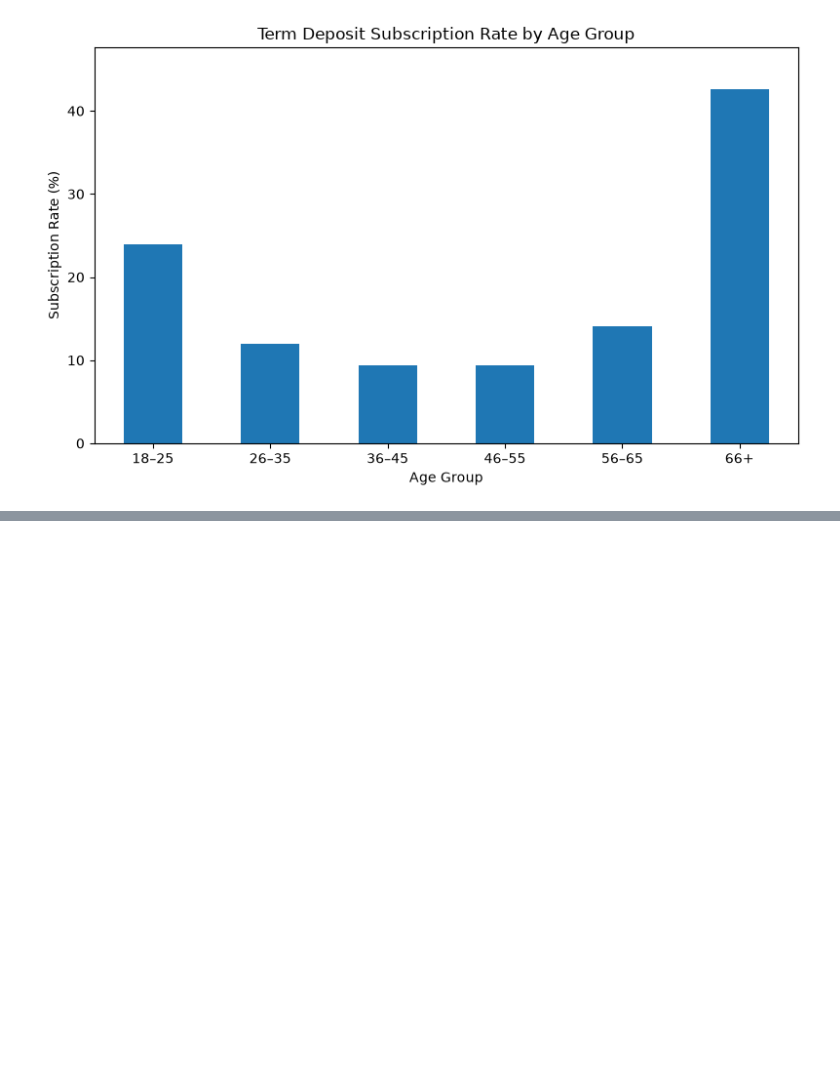
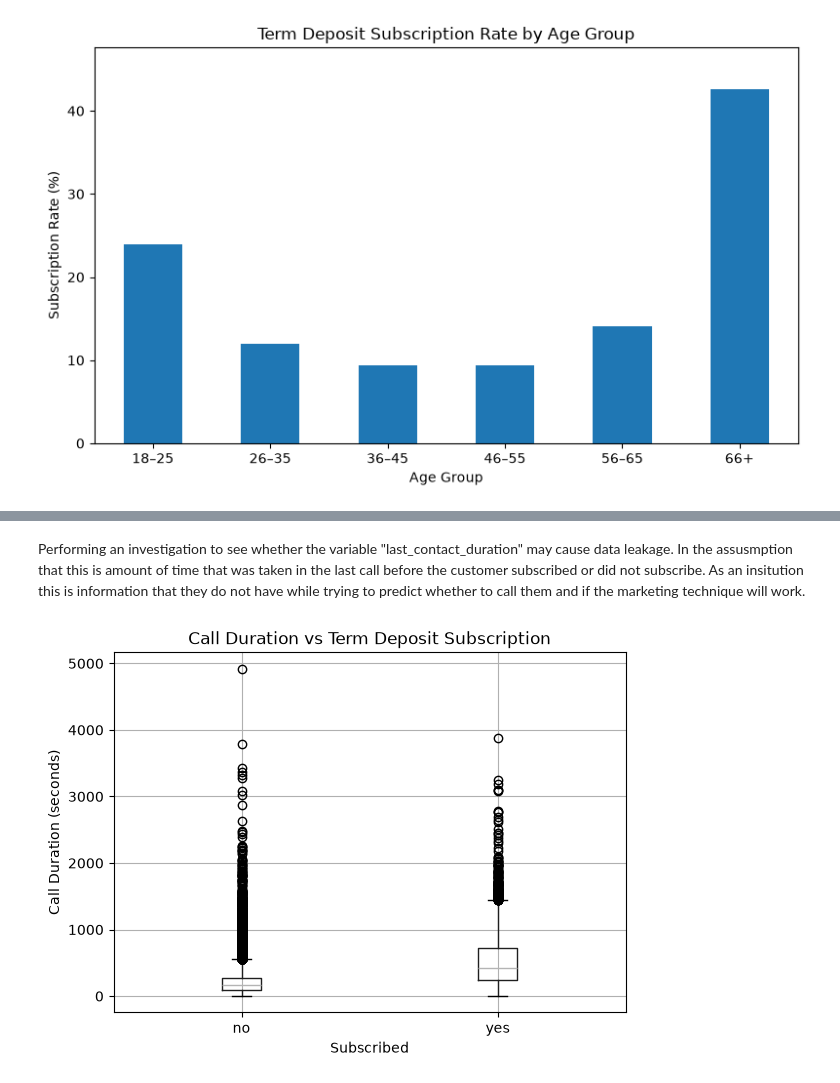
Before and after one commit to AwendyG/Bank-Marketing-Project, a Jupyter notebook: file.ipynb, the cells around one changed output, grey strips where cells are left out. Cells and saved outputs as stored; diff of their text form; code cells hidden in the pictures; blank space fills up the shorter version.

Commit message:
More EDA, Feature Engineering and Sorting Data Leakage

```diff
--- a/file.ipynb
+++ b/file.ipynb
@@ -297,0 +348,9 @@ plt.show()
+# %%
+df["previously_contacted"] = (
+    df["days_since_last_campaign_contact"] != -1
+).astype(int)
+# %%
+df["days_since_last_campaign_contact_clean"] = (
+    df["days_since_last_campaign_contact"]
+    .replace(-1, 0)
+)
@@ -297,0 +396,15 @@ plt.show()
+# %% [markdown]
+Performing an investigation to see whether the variable "last_contact_duration" may cause data leakage. In the assusmption that this is amount of time that was taken in the last call before the customer subscribed or did not subscribe. As an insitution this is information that they do not have while trying to predict whether to call them and if the marketing technique will work.
+# %%
+df.boxplot(
+    column="last_contact_duration",
+    by="subscribed_to_term_deposit"
+)
+
+plt.title("Call Duration vs Term Deposit Subscription")
+plt.suptitle("")
+plt.xlabel("Subscribed")
+plt.ylabel("Call Duration (seconds)")
+plt.show()
+# %% [output]
+[figure, added]
```
Also changed, not shown: parts of 14 cells of this notebook.
